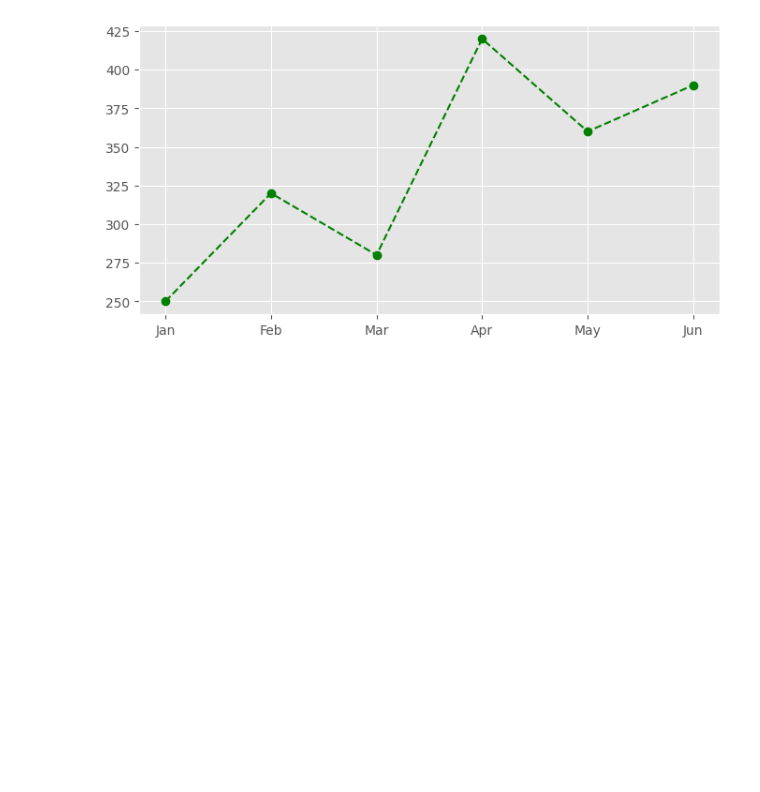
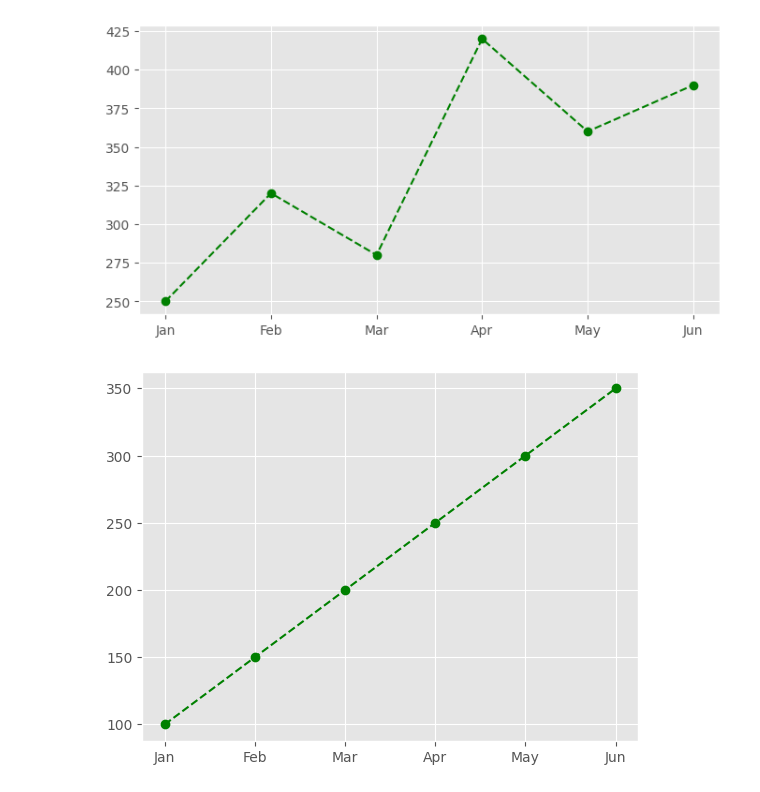
Before and after one commit to Gowtham-314/daily_python_concept, a Jupyter notebook: matplotlib/matplotlib.ipynb, the cells around one changed output. Cells and saved outputs as stored; diff of their text form; code cells hidden in the pictures; blank space fills up the shorter version.

Commit message:
Embed notebook output and add sales plot

```diff
--- a/matplotlib/matplotlib.ipynb
+++ b/matplotlib/matplotlib.ipynb
@@ -111,3 +111,10 @@ plt.plot(months, sales_2023, marker='o', linestyle='--', color='green')
 plt.show()
 # %% [output]
 [figure]
+# %%
+# Save the plot as an image
+
+plt.plot(months, sales, marker='o', linestyle='--', color='green')
+plt.savefig('sales_plot.png')
+# %% [output]
+[figure, added]
```
Also changed, not shown: 1 other file.
